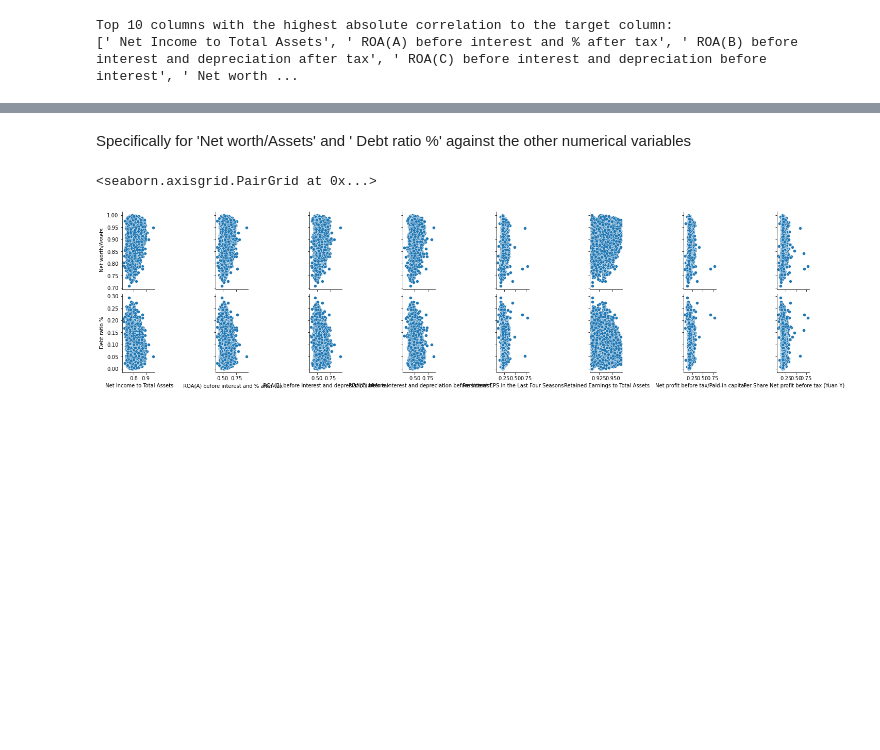
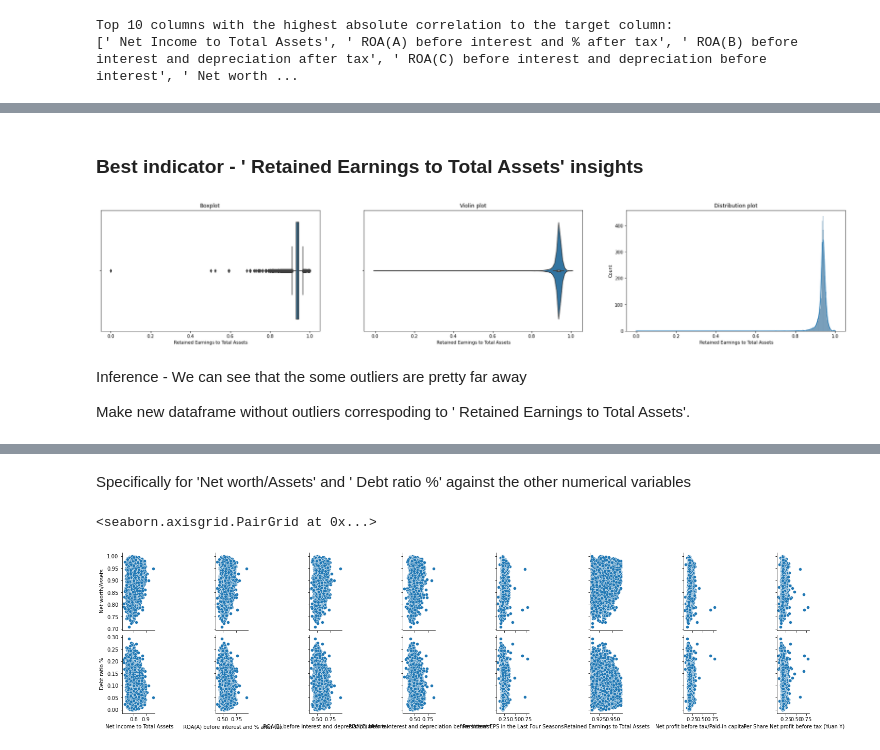
Before and after one commit to paaniwater/DSAI-Project, a Jupyter notebook: data_visualisations.ipynb, the cells around one changed output, grey strips where cells are left out. Saved outputs shown, nothing was run; the diff lists cells and outputs as text; code cells hidden in the pictures; blank space fills up the shorter version.

```diff
--- a/data_visualisations.ipynb
+++ b/data_visualisations.ipynb
@@ -132,0 +209,24 @@ New heatmap
+# %% [markdown]
+### Best indicator - ' Retained Earnings to Total Assets' insights
+# %%
+fig, axes = plt.subplots(ncols=3, figsize=(30,5))
+
+# Boxplot
+sns.boxplot(x=' Retained Earnings to Total Assets', data=new_df_with_bankrupt, ax=axes[0])
+axes[0].set_title('Boxplot')
+
+# Violin plot
+sns.violinplot(x=' Retained Earnings to Total Assets', data=new_df_with_bankrupt, ax=axes[1])
+axes[1].set_title('Violin plot')
+
+# Distribution plot
+sns.histplot(x=' Retained Earnings to Total Assets', data=new_df_with_bankrupt, kde=True, ax=axes[2])
+axes[2].set_title('Distribution plot')
+
+plt.show()
+# %% [output]
+[figure, added]
+# %% [markdown]
+Inference - We can see that the some outliers are pretty far away
+
+Make new dataframe without outliers correspoding to ' Retained Earnings to Total Assets'.
```
Also changed, not shown: parts of 29 cells of this notebook.
